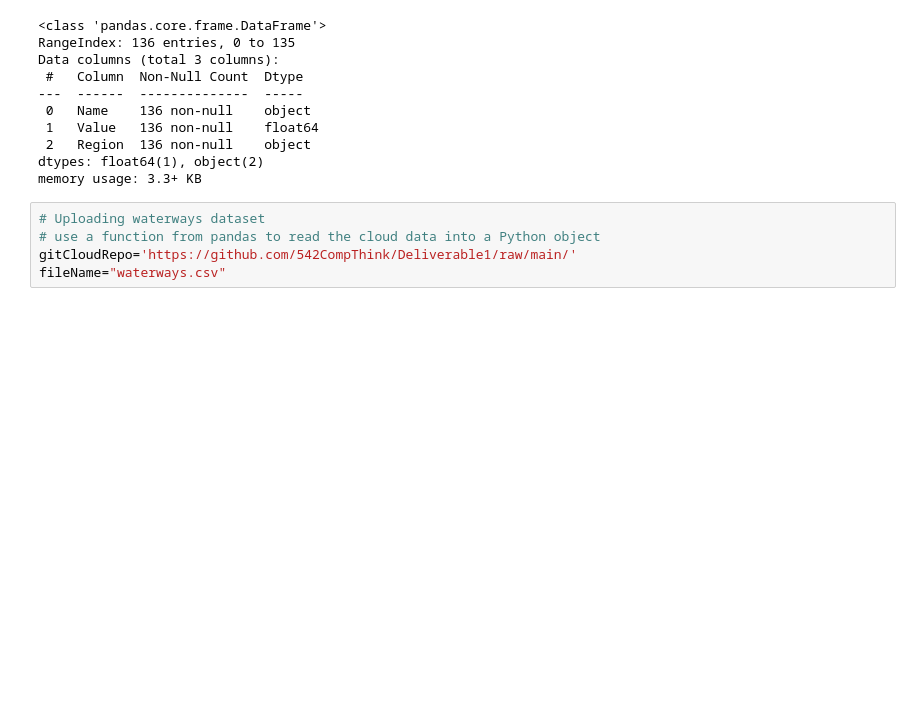
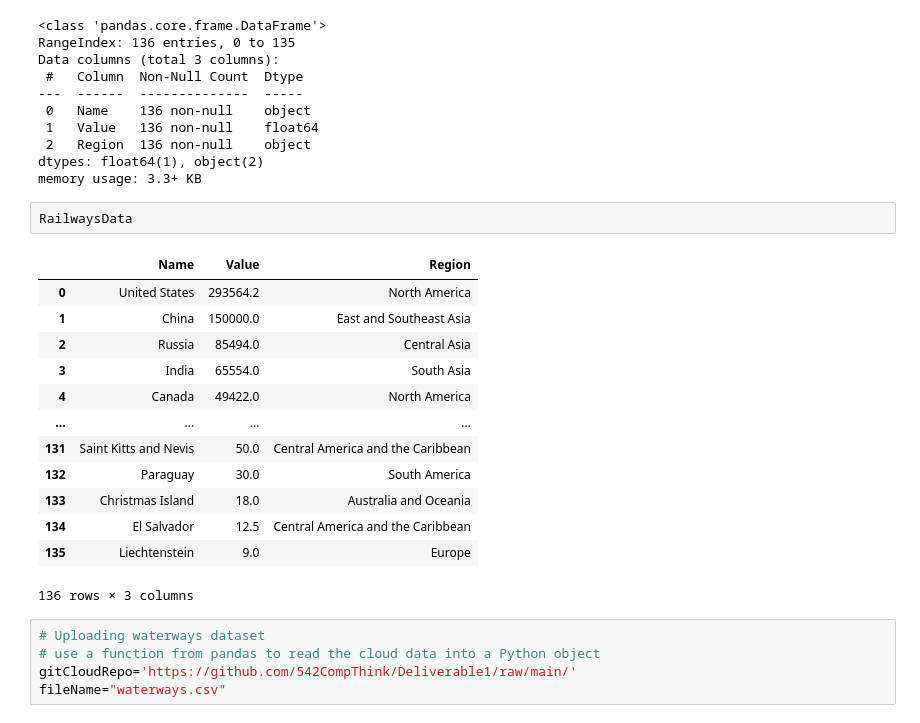
Before and after one commit to 542CompThink/Deliverable1, a Jupyter notebook: 542 Deliverable Notebook.ipynb, the cells around one changed output. Saved outputs shown, nothing was run; the diff lists cells and outputs as text; blank space fills up the shorter version.

```diff
--- a/542 Deliverable Notebook.ipynb
+++ b/542 Deliverable Notebook.ipynb
@@ -357,6 +377,22 @@ Data columns (total 3 columns):
  2   Region  136 non-null    object
 dtypes: float64(1), object(2)
 memory usage: 3.3+ KB
+# %%
+RailwaysData
+# %% [output]
+|  | Name | Value | Region |
+| 0 | United States | 293564.2 | North America |
+| 1 | China | 150000.0 | East and Southeast Asia |
+| 2 | Russia | 85494.0 | Central Asia |
+| 3 | India | 65554.0 | South Asia |
+| 4 | Canada | 49422.0 | North America |
+| ... | ... | ... | ... |
+| 131 | Saint Kitts and Nevis | 50.0 | Central America and the Caribbean |
+| 132 | Paraguay | 30.0 | South America |
+| 133 | Christmas Island | 18.0 | Australia and Oceania |
+| 134 | El Salvador | 12.5 | Central America and the Caribbean |
+| 135 | Liechtenstein | 9.0 | Europe |
+136 rows × 3 columns
 # %%
 # Uploading waterways dataset
 # use a function from pandas to read the cloud data into a Python object
```
Also changed, not shown: parts of 12 cells of this notebook.
